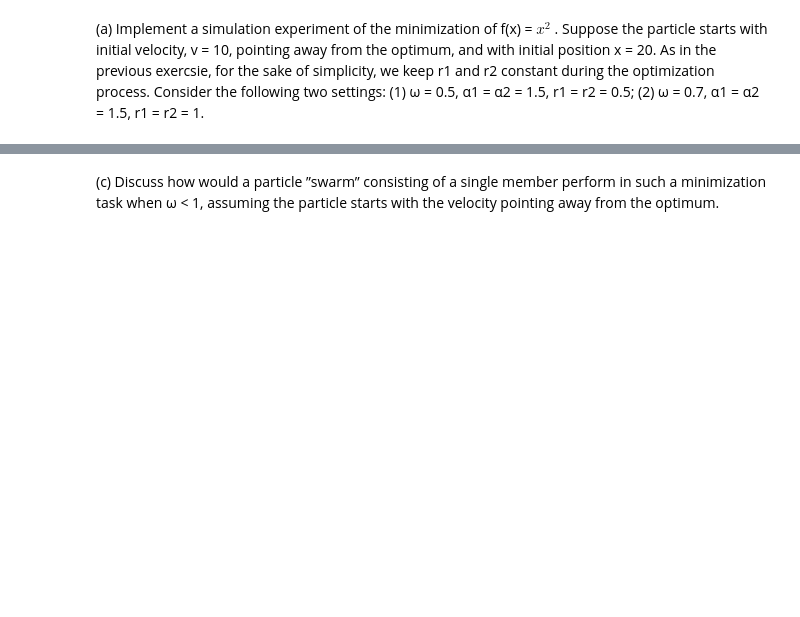
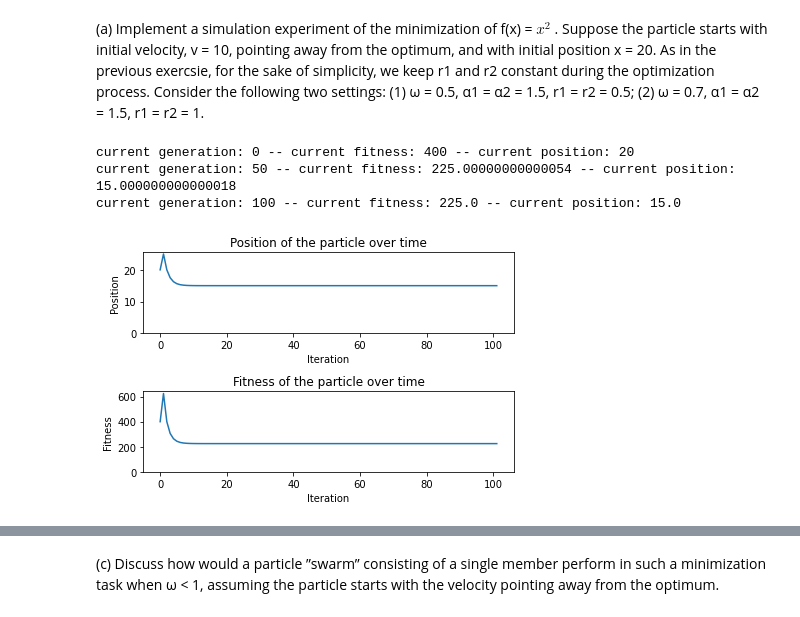
Before and after one commit to JanSchering/natural_computing, a Jupyter notebook: assignment_2/Ex2.ipynb, the cells around one changed output, grey strips where cells are left out. Cells and saved outputs as stored; diff of their text form; code cells hidden in the pictures; blank space fills up the shorter version.

```diff
--- a/assignment_2/Ex2.ipynb
+++ b/assignment_2/Ex2.ipynb
@@ -35,6 +35,34 @@ def run_PSO(p, v, omega, alpha1, alpha2, r1, r2):
         positions.append(p)
         gen += 1
     return positions
+# %%
+# Define initial values
+p = 20
+v = 10
+# Define Hyperparameters
+omega = 0.5
+r1 = r2 = 0.5
+alpha1 = alpha2 = 1.5
+
+positions = run_PSO(p, v , omega, alpha1, alpha2, r1, r2)
+fig, axs = plt.subplots(2)
+axs[0].plot(np.arange(len(positions)), positions)
+axs[0].set_xlabel("Iteration")
+axs[0].set_ylabel("Position")
+axs[0].title.set_text("Position of the particle over time")
+axs[1].plot(np.arange(len(positions)), [calc_fitness(p) for p in positions])
+axs[1].set_xlabel("Iteration")
+axs[1].set_ylabel("Fitness")
+axs[1].title.set_text("Fitness of the particle over time")
+axs[0].axis(ymin=0)
+axs[1].axis(ymin=0)
+
+fig.tight_layout()
+# %% [output]
+current generation: 0 -- current fitness: 400 -- current position: 20
+current generation: 50 -- current fitness: 225.00000000000054 -- current position: 15.000000000000018
+current generation: 100 -- current fitness: 225.0 -- current position: 15.0
+[figure, added]
 # %%
 # Define initial values
 p = 20
```
Also changed, not shown: parts of 4 cells of this notebook, 2 other files.
